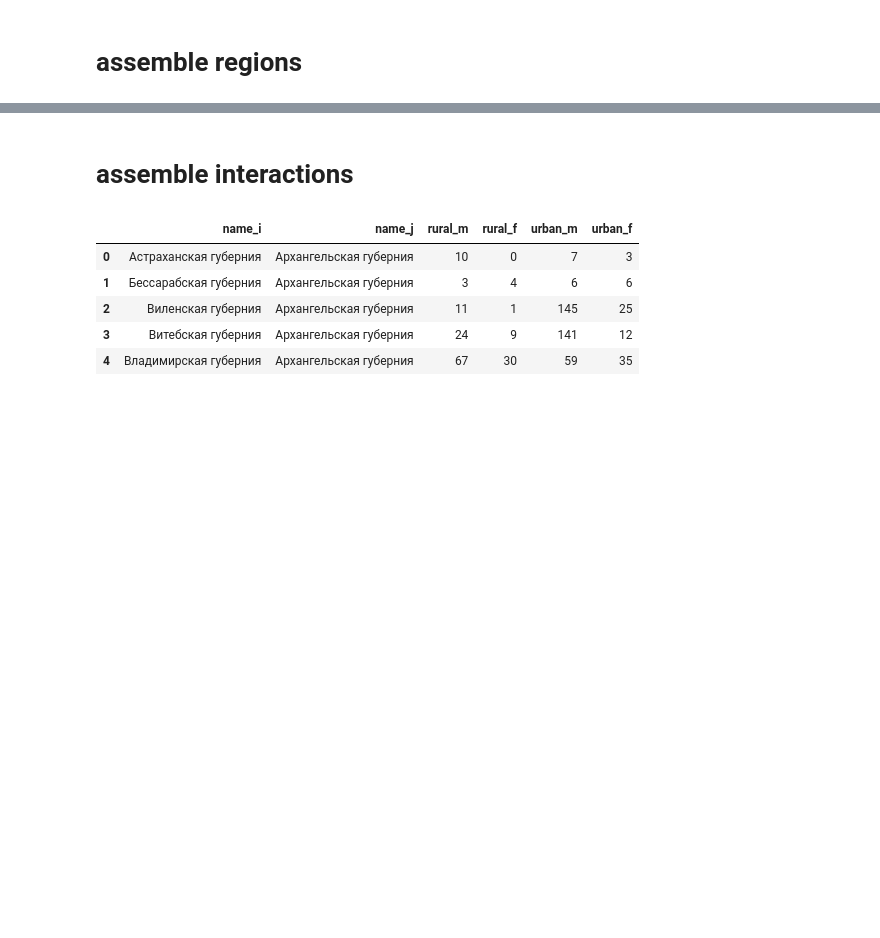
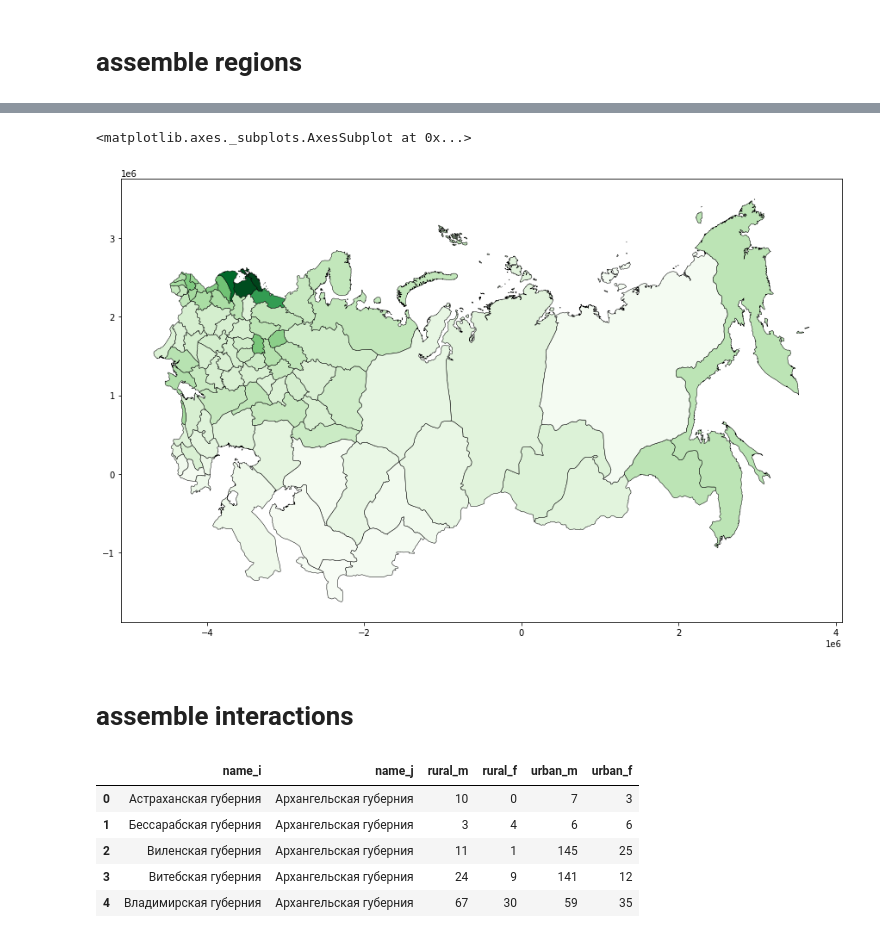
Before and after one commit to fant0md/empire-migrations-coursework, a Jupyter notebook: dataset-creation.ipynb, the cells around one changed output, grey strips where cells are left out. Cells and saved outputs as stored; diff of their text form; code cells hidden in the pictures; blank space fills up the shorter version.

```diff
--- a/dataset-creation.ipynb
+++ b/dataset-creation.ipynb
@@ -209,3 +267,9 @@ regions.head()
+# %%
+regions.plot(figsize=(15, 15), column = 'lit_rate_total',
+                linewidth=0.5, edgecolor='black', cmap='Greens')
+# %% [output]
+<matplotlib.axes._subplots.AxesSubplot at 0x...>
+[figure, added]
 # %% [markdown]
 # assemble interactions
 # %%
```
Also changed, not shown: parts of 16 cells of this notebook, 5 other files.
